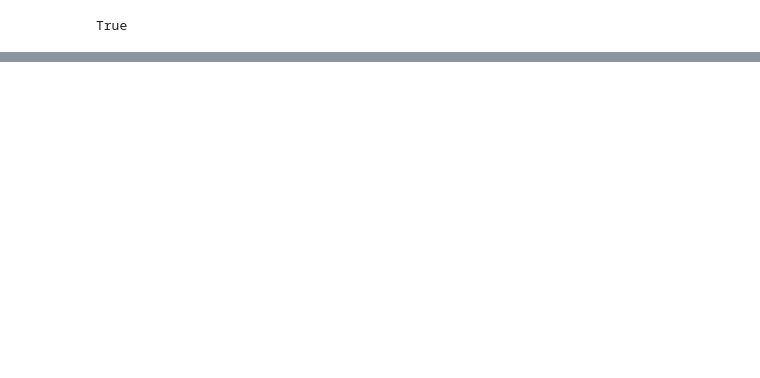
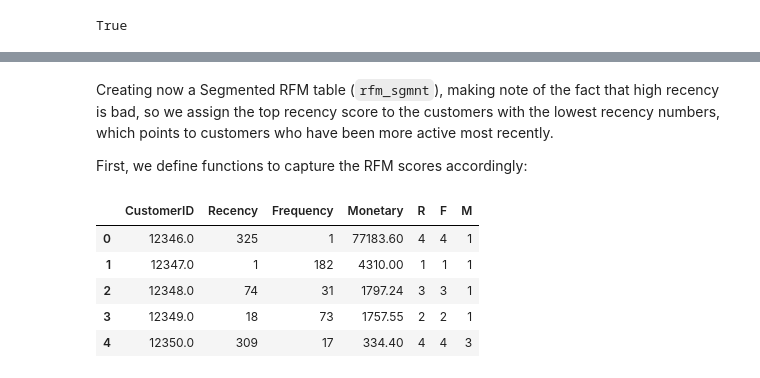
Before and after one commit to ovokpus/Customer-Segmentation, a Jupyter notebook: retail_project.ipynb, the cells around one changed output, grey strips where cells are left out. Saved outputs shown, nothing was run; the diff lists cells and outputs as text; code cells hidden in the pictures; blank space fills up the shorter version.

```diff
--- a/retail_project.ipynb
+++ b/retail_project.ipynb
@@ -635,0 +667,5 @@ True
+# %% [markdown]
+Creating now a Segmented RFM table (`rfm_sgmnt`), making note of the fact that high recency is bad, so we assign the top recency score to the customers with the lowest recency numbers, which points to customers who have been more active most recently.
+
+
+First, we define functions to capture the RFM scores accordingly:
@@ -635,0 +696,13 @@ True
+# %%
+rfm_sgmnt['R'] = rfm_sgmnt['Recency'].apply(Rfunction, args=('Recency', quartiles))
+rfm_sgmnt['F'] = rfm_sgmnt['Frequency'].apply(FMfunction, args=('Frequency', quartiles))
+rfm_sgmnt['M'] = rfm_sgmnt['Monetary'].apply(FMfunction, args=('Monetary', quartiles))
+
+rfm_sgmnt.head()
+# %% [output]
+|  | CustomerID | Recency | Frequency | Monetary | R | F | M |
+| 0 | 12346.0 | 325 | 1 | 77183.60 | 4 | 4 | 1 |
+| 1 | 12347.0 | 1 | 182 | 4310.00 | 1 | 1 | 1 |
+| 2 | 12348.0 | 74 | 31 | 1797.24 | 3 | 3 | 1 |
+| 3 | 12349.0 | 18 | 73 | 1757.55 | 2 | 2 | 1 |
+| 4 | 12350.0 | 309 | 17 | 334.40 | 4 | 4 | 3 |
```
Also changed, not shown: parts of 10 cells of this notebook.
